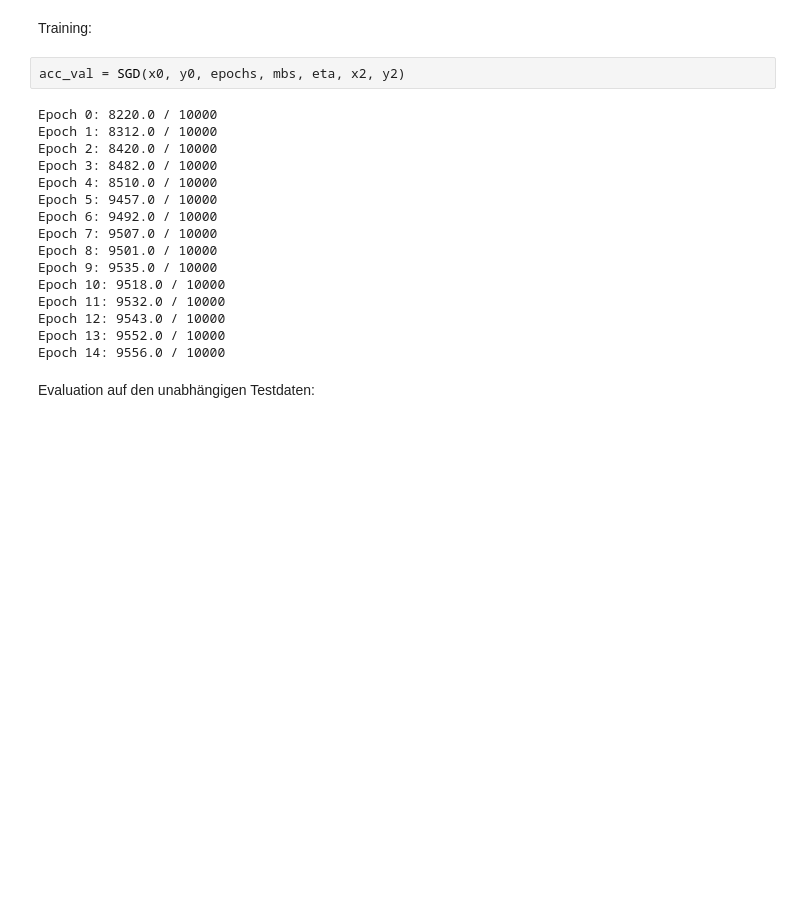
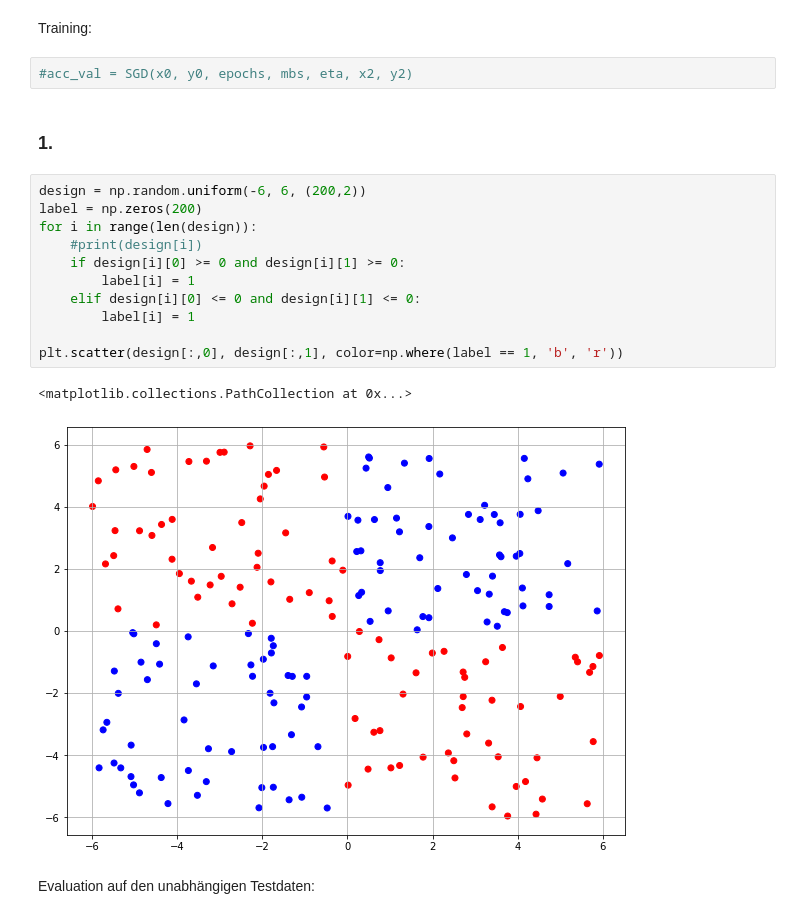
Before and after one commit to fa97ber/DeepLearning, a Jupyter notebook: Einfaches MLP für MNIST.ipynb, the cells around one changed output. Saved outputs shown, nothing was run; the diff lists cells and outputs as text; blank space fills up the shorter version.

Commit message:
ekelhaften Plot geschafft

```diff
--- a/Einfaches MLP für MNIST.ipynb
+++ b/Einfaches MLP für MNIST.ipynb
@@ -221,23 +221,23 @@ def SGD(x0, y0, epochs, mini_batch_size, eta, x2, y2):
 # %% [markdown]
 Training:
 # %%
-acc_val = SGD(x0, y0, epochs, mbs, eta, x2, y2)
+#acc_val = SGD(x0, y0, epochs, mbs, eta, x2, y2)
-# %% [output]
-Epoch 0: 8220.0 / 10000
-Epoch 1: 8312.0 / 10000
-Epoch 2: 8420.0 / 10000
-Epoch 3: 8482.0 / 10000
-Epoch 4: 8510.0 / 10000
-Epoch 5: 9457.0 / 10000
-Epoch 6: 9492.0 / 10000
-Epoch 7: 9507.0 / 10000
-Epoch 8: 9501.0 / 10000
-Epoch 9: 9535.0 / 10000
-Epoch 10: 9518.0 / 10000
-Epoch 11: 9532.0 / 10000
-Epoch 12: 9543.0 / 10000
-Epoch 13: 9552.0 / 10000
-Epoch 14: 9556.0 / 10000
+# %% [markdown]
+<h3> 1. </h3>
+# %%
+design = np.random.uniform(-6, 6, (200,2))
+label = np.zeros(200)
+for i in range(len(design)):
+    #print(design[i])
+    if design[i][0] >= 0 and design[i][1] >= 0:
+        label[i] = 1
+    elif design[i][0] <= 0 and design[i][1] <= 0:
+        label[i] = 1
+
+plt.scatter(design[:,0], design[:,1], color=np.where(label == 1, 'b', 'r'))
+# %% [output]
+<matplotlib.collections.PathCollection at 0x...>
+[figure, added]
 # %% [markdown]
 Evaluation auf den unabhängigen Testdaten:
 # %%
```
